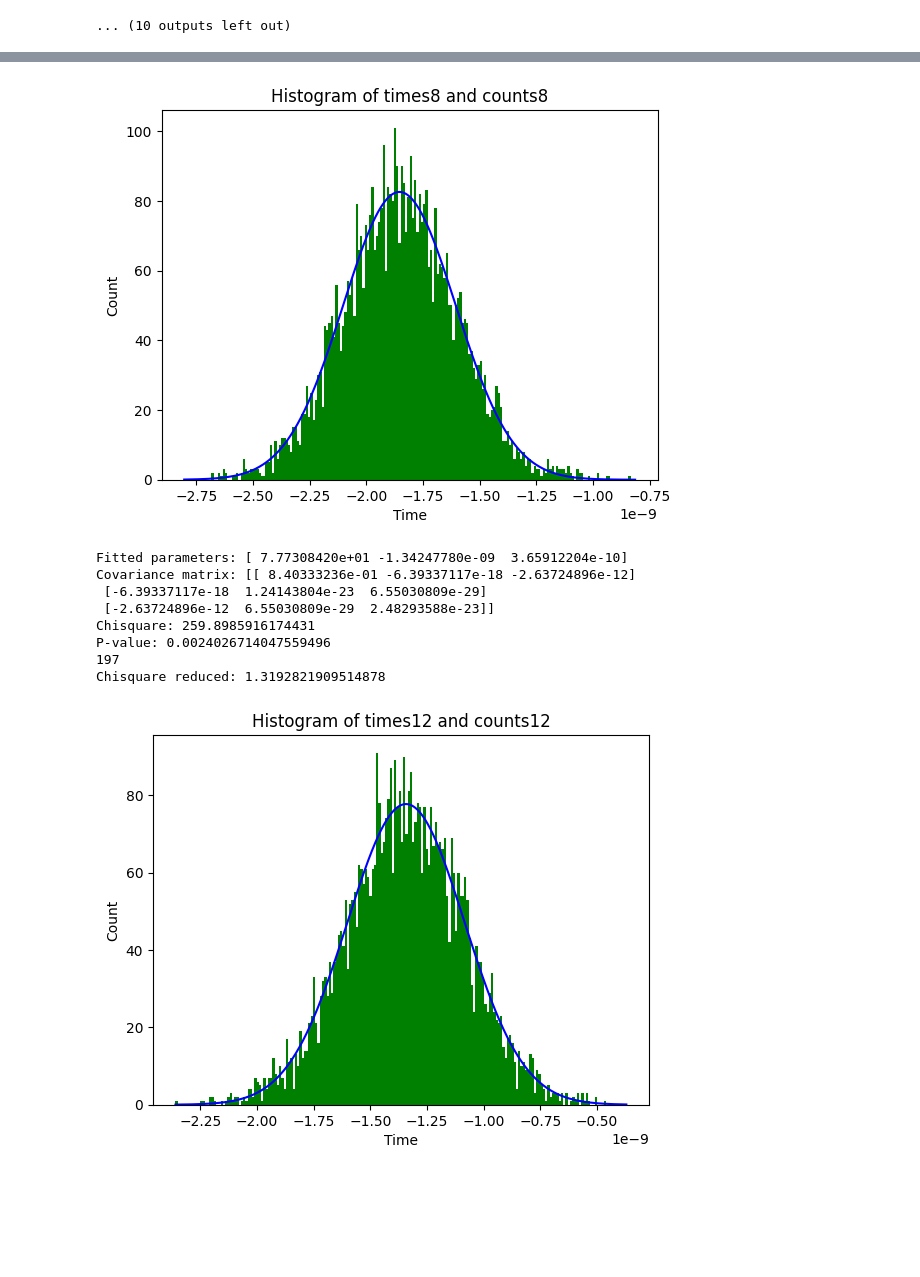
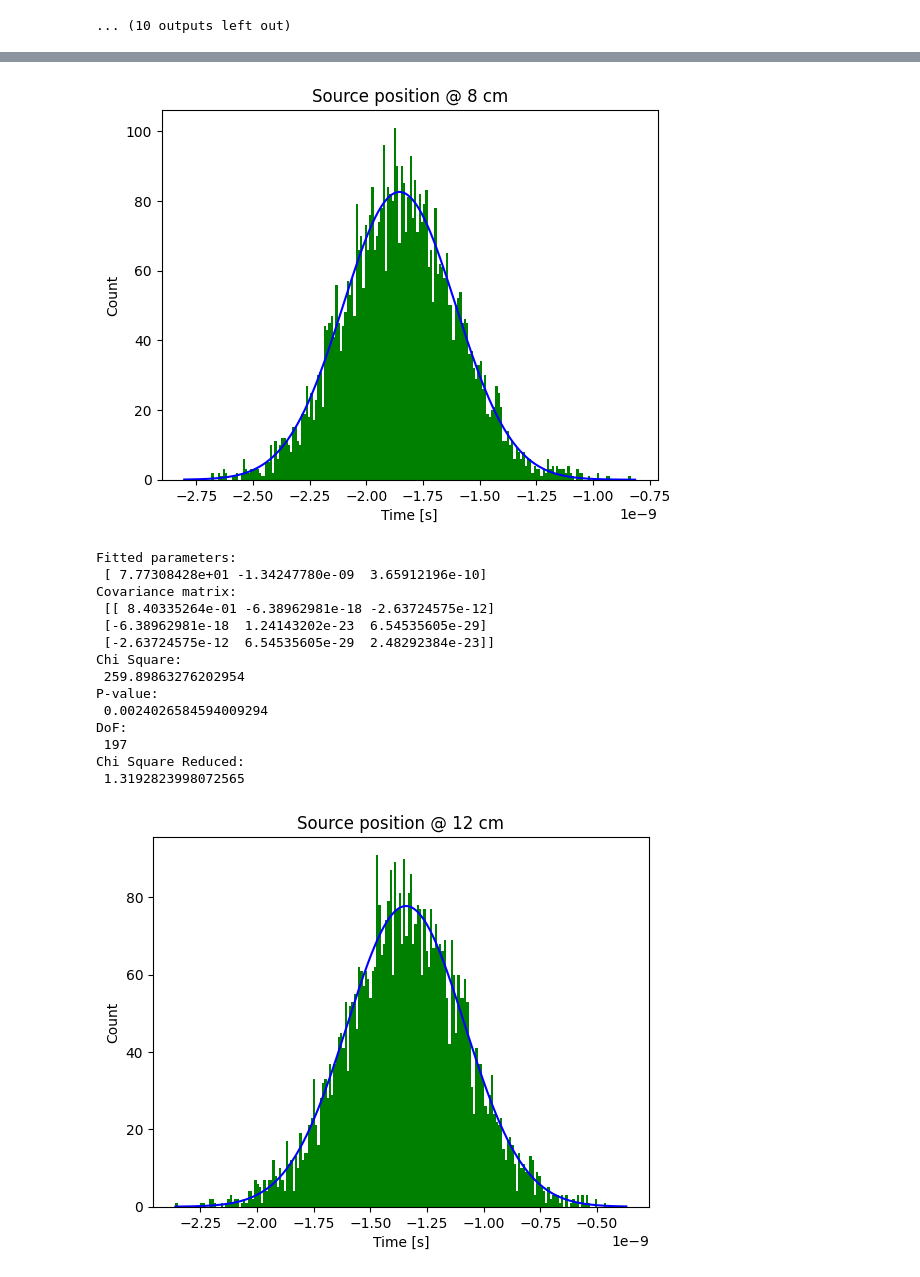
Before and after one commit to francescouni0/FisMedLab, a Jupyter notebook: Plastici/Scintillatori.ipynb, the cells around one changed output, grey strips where cells are left out. Drawn from its saved outputs; the diff is of its cells as text; code cells hidden in the pictures; blank space fills up the shorter version.

```diff
--- a/Plastici/Scintillatori.ipynb
+++ b/Plastici/Scintillatori.ipynb
@@ -1186,13 +1186,29 @@ plt.show()
 def gaussian(x, a, b, c):
     return a * np.exp(-((x - b) / c) ** 2)
 
+def sigma_start(c, t):
+    over_half = np.nonzero((c > c.max()/2))[0]
+    bc = (t[1:]+t[:-1])/2
+    FWHM = bc[over_half[-1]] - bc[over_half[0]]
+    sigma = FWHM/3.35
+    return sigma
+
 D=[4,8,12,16,20,24,28,32,36,40]
 counts=np.stack([counts_4,counts_8,counts_12,counts_16,counts_20,counts_24,counts_28,counts_32,counts_36,counts_40],axis=0)
 times=np.stack([times_4,times_8,times_12,times_16,times_20,times_24,times_28,times_32,times_36,times_40],axis=0)
 
-print(np.shape(counts))
 #SONO OTTIMIZZABILI
-p0_list=[(100,-2.5e-9,0.3318e-9),(1.07605056e+02, -1.8e-9 , 3.03266025e-10),(9.76907093e+01, -1.4e-9,  2.91871235e-10),(9.76792576e+01, -0.7e-9,  2.88231386e-10),(9.54787027e+01, -0.25e-9 ,2.96036116e-10),(9.54787027e+01,0.25e-9 ,2.96036116e-10),(9.54787027e+01,0.25e-9 ,2.96036116e-10),(80, 1.25e-9 ,2.96036116e-10),(9.54787027e+01, 0.2e-9 ,2.96036116e-10),(120, 0.25e-9 ,2.96036116e-10)]
+# p0_list=[(100,-2.5e-9,0.3318e-9),(1.07605056e+02, -1.8e-9 , 3.03266025e-10),(9.76907093e+01, -1.4e-9,  2.91871235e-10),(9.76792576e+01, -0.7e-9,  2.88231386e-10),(9.54787027e+01, -0.25e-9 ,2.96036116e-10),(9.54787027e+01,0.25e-9 ,2.96036116e-10),(9.54787027e+01,0.25e-9 ,2.96036116e-10),(80, 1.25e-9 ,2.96036116e-10),(9.54787027e+01, 0.2e-9 ,2.96036116e-10),(120, 0.25e-9 ,2.96036116e-10)]
+p0_list=[(counts[0,:].max(), np.average(times[0,:], weights=counts[0,:]), sigma_start(counts[0,:],times[0,:])),
+         (counts[1,:].max(), np.average(times[1,:], weights=counts[1,:]), sigma_start(counts[1,:],times[1,:])),
+         (counts[2,:].max(), np.average(times[2,:], weights=counts[2,:]), sigma_start(counts[2,:],times[2,:])),
+         (counts[3,:].max(), np.average(times[3,:], weights=counts[3,:]), sigma_start(counts[3,:],times[3,:])),
+         (counts[4,:].max(), np.average(times[4,:], weights=counts[4,:]), sigma_start(counts[4,:],times[4,:])),
+         (counts[5,:].max(), np.average(times[5,:], weights=counts[5,:]), sigma_start(counts[5,:],times[5,:])),
+         (counts[6,:].max(), np.average(times[6,:], weights=counts[6,:]), sigma_start(counts[6,:],times[6,:])),
+         (counts[7,:].max(), np.average(times[7,:], weights=counts[7,:]), sigma_start(counts[7,:],times[7,:])),
+         (counts[8,:].max(), np.average(times[8,:], weights=counts[8,:]), sigma_start(counts[8,:],times[8,:])),
+         (counts[9,:].max(), np.average(times[9,:], weights=counts[9,:]), sigma_start(counts[9,:],times[9,:]))]
 
 s=[]
 ds=[]
@@ -1200,29 +1216,28 @@ T=[]
 dT=[]
 
 for i in range(10):
-
-
     sigma1=[np.var(counts[i,:])]*200
     # Fit gaussian function with curve_fit
     # Use bounds to fix b to 0 and let a and c vary
     popt, pcov = curve_fit(gaussian, times[i,:], counts[i,:],p0=p0_list[i],sigma=sigma1,absolute_sigma=False)
 
     # Print fitted parameters and covariance matrix
-    print("Fitted parameters:", popt)
-    print("Covariance matrix:", pcov)
+    print("Fitted parameters:\n", popt)
+    print("Covariance matrix:\n", pcov)
     s=np.append(s,popt[2])
     T=np.append(T,popt[1])
     ds=np.append(ds,np.sqrt(pcov[2,2]))
     dT=np.append(dT,np.sqrt(pcov[1,1]))
     # Plot histogram and fitted function
     plt.hist(times[i,:], weights=counts[i,:], bins=200,color='green')
-    plt.xlabel("Time")
+    plt.xlabel("Time [s]")
     plt.ylabel("Count")
-    plt.title(f"Histogram of times{D[i]} and counts{D[i]}")
+    plt.title(f"Source position @ {D[i]} cm")
 
     x = np.linspace(min(times[i,:]), max(times[i,:]), 1000)
     y = gaussian(x, *popt)
     plt.plot(x, y,'b', label="Fitted curve")
+
     '''
     x_test = np.linspace(min(times[i,:]), max(times[i,:]), 1000)
     y_test = gaussian(x,1.75000000e+02,-0,2.15270818e-10 )
@@ -1231,28 +1246,23 @@ for i in range(10):
     plt.show()
     '''
 
-
     # Calculate expected frequencies from fitted function
     expected = gaussian(times[i,:], *popt)
     # Scale expected frequencies by ratio of sums
     ratio = sum(counts[i,:]) / sum(expected)
     expected = expected * ratio
 
-
     # Calculate chisquare and p-value
     chisq, p = chisquare(counts[i,:], expected)
 
-
-
     # Print results
-    print("Chisquare:", chisq)
-    print("P-value:", p)
+    print("Chi Square:\n", chisq)
+    print("P-value:\n", p)
 
     # Calculate chisquare reduced
-
     dof= len(times[i,:]) - 3
-    print(dof)
+    print("DoF:\n",dof)
     chisq_red = chisq / dof
-    print("Chisquare reduced:", chisq_red)
+    print("Chi Square Reduced:\n", chisq_red)
     plt.show()
 # %% [output]
@@ -1277,10 +1298,16 @@ Chisquare reduced: 1.6596693698080187
-[figure, old version]
+[figure, new version]
-Fitted parameters: [ 7.77308420e+01 -1.34247780e-09  3.65912204e-10]
-Covariance matrix: [[ 8.40333236e-01 -6.39337117e-18 -2.63724896e-12]
- [-6.39337117e-18  1.24143804e-23  6.55030809e-29]
- [-2.63724896e-12  6.55030809e-29  2.48293588e-23]]
-Chisquare: 259.8985916174431
-P-value: 0.0024026714047559496
-197
-Chisquare reduced: 1.3192821909514878
+Fitted parameters:
+ [ 7.77308428e+01 -1.34247780e-09  3.65912196e-10]
+Covariance matrix:
+ [[ 8.40335264e-01 -6.38962981e-18 -2.63724575e-12]
+ [-6.38962981e-18  1.24143202e-23  6.54535605e-29]
+ [-2.63724575e-12  6.54535605e-29  2.48292384e-23]]
+Chi Square:
+ 259.89863276202954
+P-value:
+ 0.0024026584594009294
+DoF:
+ 197
+Chi Square Reduced:
+ 1.3192823998072565
-[figure, old version]
+[figure, new version]
```
Also changed, not shown: parts of 9 cells of this notebook.
